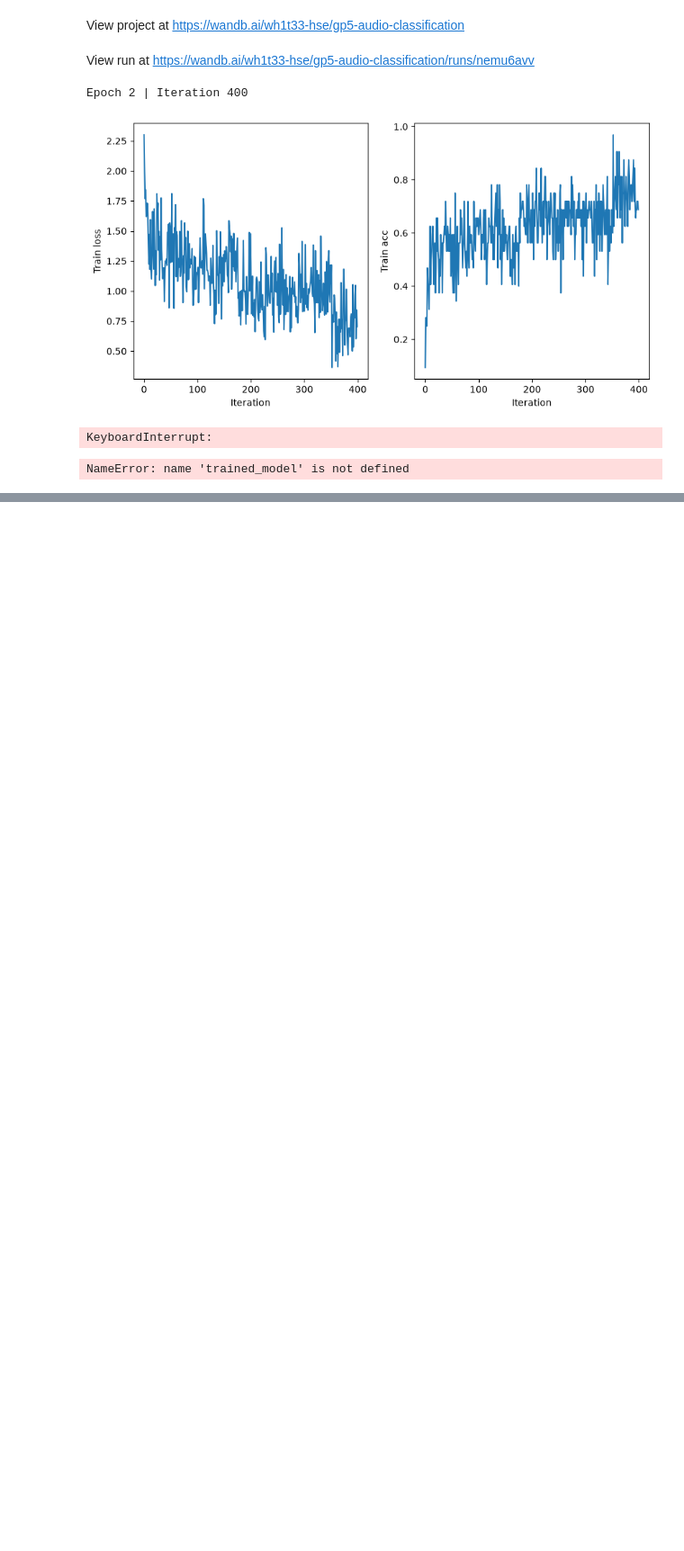
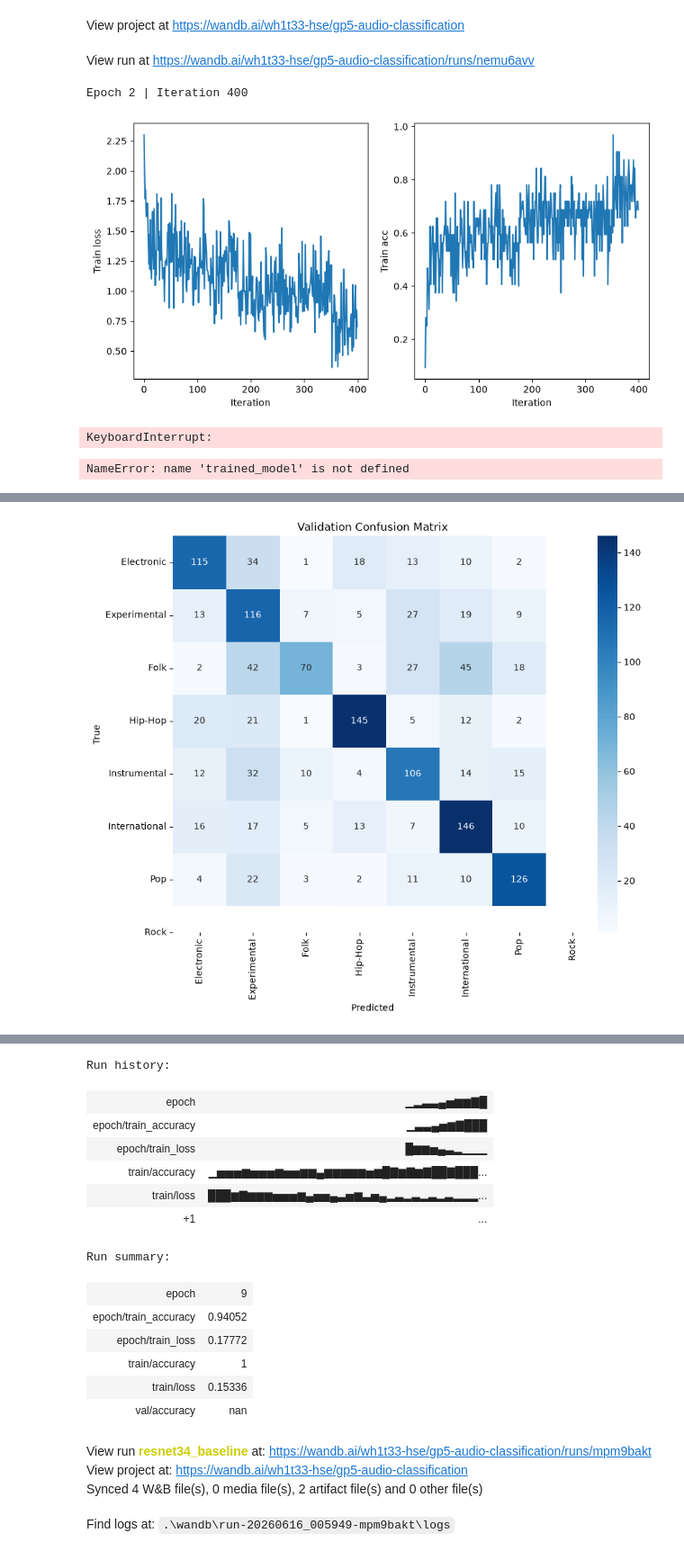
Before and after one commit to TimWHitee/gp5, a Jupyter notebook: resnet.ipynb, the cells around one changed output, grey strips where cells are left out. Shown at 90% size. Saved outputs shown, nothing was run; the diff lists cells and outputs as text; code cells hidden in the pictures; blank space fills up the shorter version.

Commit message:
resnet34

```diff
--- a/resnet.ipynb
+++ b/resnet.ipynb
@@ -378,17 +375,19 @@ Epoch 9 | Iteration 1670
 # %%
 model_path = "resnet34_fma_best.pth"
-torch.save(trained_model.state_dict(), model_path)
+torch.save(resnet34_model.state_dict(), model_path)
 
 model_artifact = wandb.Artifact("resnet34_model", type="model")
 model_artifact.add_file(model_path)
 wandb.log_artifact(model_artifact)
 
 plot_confusion_matrix(
-    model=trained_model,
+    model=resnet34_model,
     val_dataloader=val_dataloader,
     sr=train_dataset.sr,
     device=device,
     data_transform=compute_log_melspectrogram_resnet
 )
 
 wandb.finish()
+# %% [output]
+[figure, added]
@@ -395,2 +395,20 @@ wandb.finish()
+Run history:
+| epoch | ▁▂▃▃▄▅▆▆▇█ |
+| epoch/train_accuracy | ▁▃▃▄▅▆▇███ |
+| epoch/train_loss | █▆▆▅▄▃▂▁▁▁ |
+| train/accuracy | ▁▅▅▅▆▅▅▅▆▅▅▆▆▄▆▆▆▆▆▅▆█▇▆▇▆▇██▇███... |
+| train/loss | ███▆▇▆▆▆▅▅▅▆▄▅▅▄▃▅▆▃▅▄▂▃▂▃▂▃▂▃▂▂▂... |
+| +1 | ... |
+Run summary:
+| epoch | 9 |
+| epoch/train_accuracy | 0.94052 |
+| epoch/train_loss | 0.17772 |
+| train/accuracy | 1 |
+| train/loss | 0.15336 |
+| val/accuracy | nan |
+View run resnet34_baseline at: https://wandb.ai/wh1t33-hse/gp5-audio-classification/runs/mpm9bakt
+View project at: https://wandb.ai/wh1t33-hse/gp5-audio-classification
+Synced 4 W&B file(s), 0 media file(s), 2 artifact file(s) and 0 other file(s)
+Find logs at: .\wandb\run-20260616_005949-mpm9bakt\logs
 # %%
 val_accuracy = evaluate_accuracy(
```
Also changed, not shown: parts of 6 cells of this notebook.
